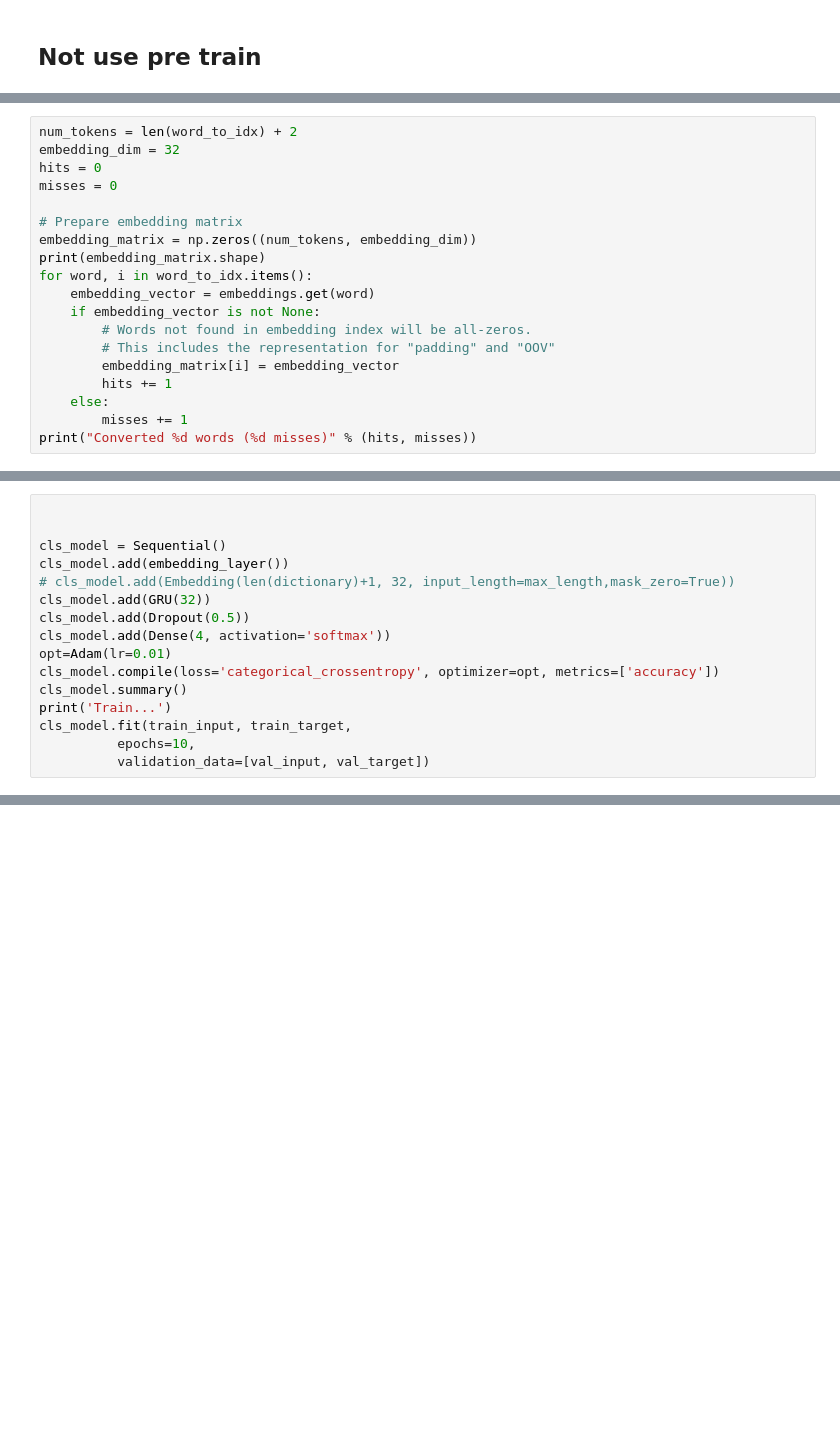
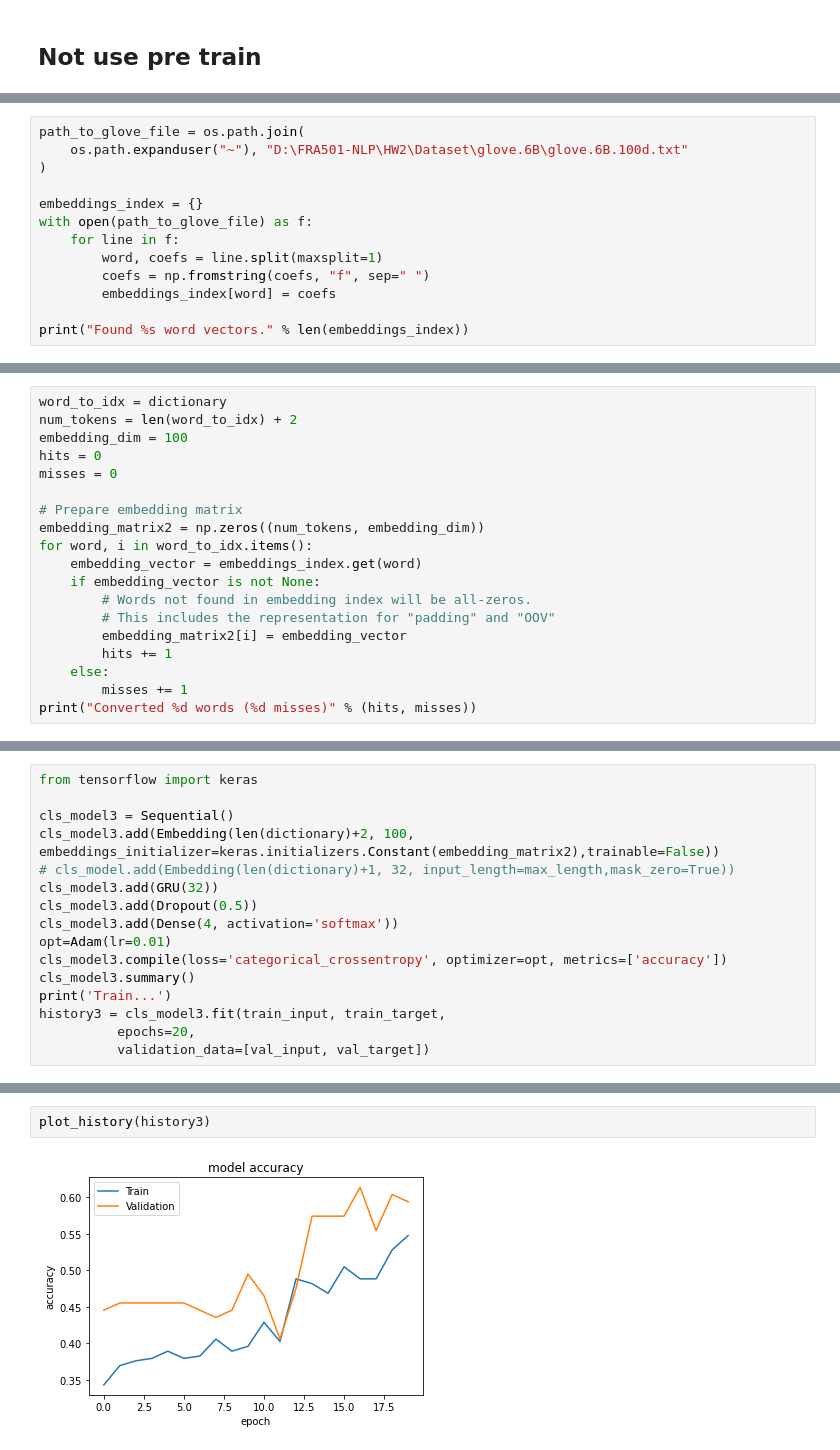
Before and after one commit to Kla10011/FRA501-NLP, a Jupyter notebook: HW2/HW2.2-WordRepresentation.ipynb, the cells around one changed output, grey strips where cells are left out. Saved outputs shown, nothing was run; the diff lists cells and outputs as text; blank space fills up the shorter version.

```diff
--- a/HW2/HW2.2-WordRepresentation.ipynb
+++ b/HW2/HW2.2-WordRepresentation.ipynb
@@ -423,0 +674,13 @@ print(depth)
+# %%
+path_to_glove_file = os.path.join(
+    os.path.expanduser("~"), "D:\FRA501-NLP\HW2\Dataset\glove.6B\glove.6B.100d.txt"
+)
+
+embeddings_index = {}
+with open(path_to_glove_file) as f:
+    for line in f:
+        word, coefs = line.split(maxsplit=1)
+        coefs = np.fromstring(coefs, "f", sep=" ")
+        embeddings_index[word] = coefs
+
+print("Found %s word vectors." % len(embeddings_index))
@@ -424,18 +689,18 @@ print(depth)
 # %%
+word_to_idx = dictionary
 num_tokens = len(word_to_idx) + 2
-embedding_dim = 32
+embedding_dim = 100
 hits = 0
 misses = 0
 
 # Prepare embedding matrix
-embedding_matrix = np.zeros((num_tokens, embedding_dim))
-print(embedding_matrix.shape)
+embedding_matrix2 = np.zeros((num_tokens, embedding_dim))
 for word, i in word_to_idx.items():
-    embedding_vector = embeddings.get(word)
+    embedding_vector = embeddings_index.get(word)
     if embedding_vector is not None:
         # Words not found in embedding index will be all-zeros.
         # This includes the representation for "padding" and "OOV"
-        embedding_matrix[i] = embedding_vector
+        embedding_matrix2[i] = embedding_vector
         hits += 1
     else:
         misses += 1
@@ -452,16 +710,16 @@ embedding_layer = Embedding(
 # %%
+from tensorflow import keras
 
-
-cls_model = Sequential()
-cls_model.add(embedding_layer())
+cls_model3 = Sequential()
+cls_model3.add(Embedding(len(dictionary)+2, 100, embeddings_initializer=keras.initializers.Constant(embedding_matrix2),trainable=False))
 # cls_model.add(Embedding(len(dictionary)+1, 32, input_length=max_length,mask_zero=True))
-cls_model.add(GRU(32))
-cls_model.add(Dropout(0.5))
-cls_model.add(Dense(4, activation='softmax'))
+cls_model3.add(GRU(32))
+cls_model3.add(Dropout(0.5))
+cls_model3.add(Dense(4, activation='softmax'))
 opt=Adam(lr=0.01)
-cls_model.compile(loss='categorical_crossentropy', optimizer=opt, metrics=['accuracy'])
-cls_model.summary()
+cls_model3.compile(loss='categorical_crossentropy', optimizer=opt, metrics=['accuracy'])
+cls_model3.summary()
 print('Train...')
-cls_model.fit(train_input, train_target,
-          epochs=10,
+history3 = cls_model3.fit(train_input, train_target,
+          epochs=20,
           validation_data=[val_input, val_target])
@@ -473,0 +745,4 @@ output.add(Dropout(0.2))
+# %%
+plot_history(history3)
+# %% [output]
+[figure, added]
```
Also changed, not shown: parts of 45 cells of this notebook, 3 other files.
